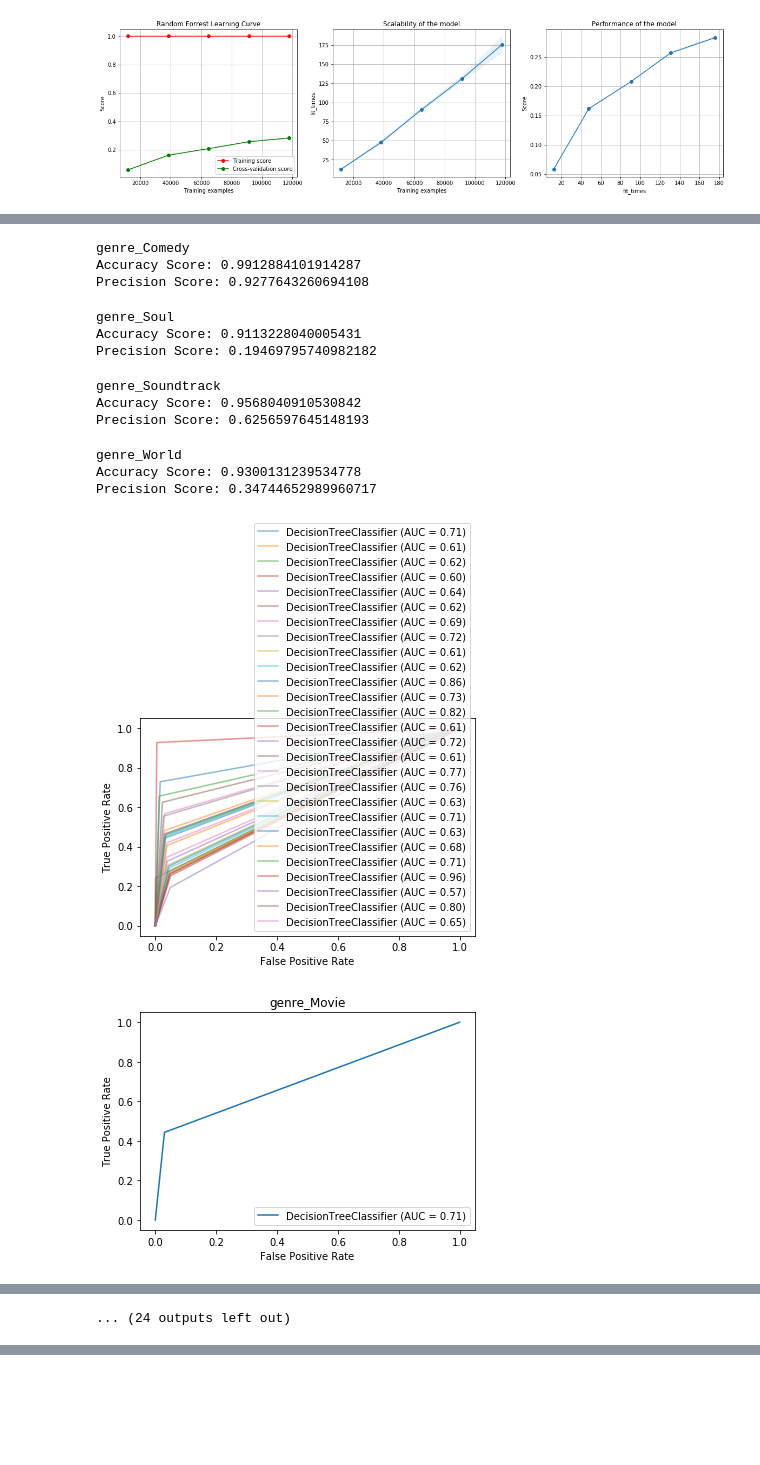
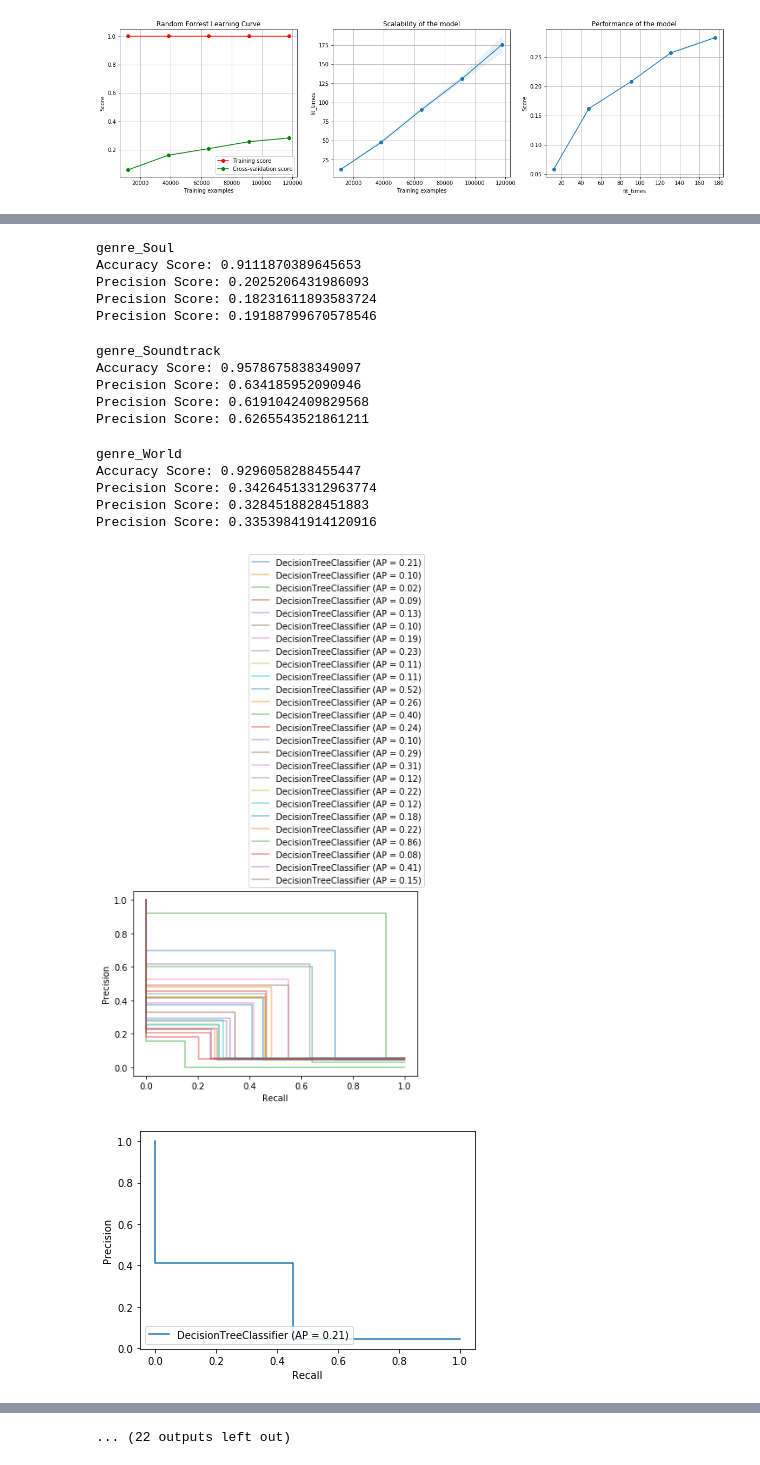
Before and after one commit to iarhbahsir/spotify-genre, a Jupyter notebook: DataCleaning.ipynb, the cells around one changed output, grey strips where cells are left out. Drawn from its saved outputs; the diff is of its cells as text; code cells hidden in the pictures; blank space fills up the shorter version.

Commit message:
added precision and recal curves, n estimator vs accuracy graphs

```diff
--- a/DataCleaning.ipynb
+++ b/DataCleaning.ipynb
@@ -385,8 +422,7 @@ def top_2_accuracy(y_pred,y_test):
 # %% [markdown]
 ## Stratified Model Fitting and testing
 # %%
-from sklearn.metrics import confusion_matrix
-from sklearn.metrics import recall_score
+
 def train_test_model(model, data, target):
     """
     Will train 1 model per genre and stratify the input to be 50% true
@@ -398,6 +434,7 @@ def train_test_model(model, data, target):
     :param data: feature columns
     :param target: all genres
     """
+    models = []
     for genre in target.columns:
         target_genre = target[genre]
         data[genre]=target[genre]
@@ -420,10 +457,11 @@ def train_test_model(model, data, target):
         #print(np.count_nonzero(y_train==1)/len(y_train))
         #print(np.count_nonzero(y_test==1)/len(y_test))
 
-
-        model.fit(X_train,y_train)
-        y_pred = model.predict(X_test)
+        md = clone(model)
+        md.fit(X_train,y_train)
+        y_pred = md.predict(X_test)
         #display(y_pred)
+        models.append(md)
 
         print(str(genre) + ": " + str(metrics.accuracy_score(y_pred,y_test)))
         #print(confusion_matrix(y_pred,y_test))
@@ -432,5 +470,6 @@ def train_test_model(model, data, target):
 
         recall = recall_score(y_pred,y_test)
         print("Recall Score:", recall)
+    return models
 # %%
 def train_models(model, data, target):
@@ -1387,13 +1659,14 @@ plt.show()
 from sklearn.metrics import plot_roc_curve
 from sklearn.metrics import accuracy_score
 from sklearn.metrics import precision_score
-
+from sklearn.metrics import precision_recall_curve
+from sklearn.metrics import plot_precision_recall_curve
 import numpy as np
 
 ax = plt.gca()
 
 #ax = plt.figure()
-for genre in genre_column_list:
+for genre in spotify_target.columns:
     X_train_roc, X_test_roc, y_train_roc, y_test_roc = train_test_split(spotify_feature_scaler, spotify_target[genre], random_state=42)
     rfc = DecisionTreeClassifier()
     rfc.fit(X_train_roc, y_train_roc)
@@ -1401,12 +1674,20 @@ for genre in genre_column_list:
     print(genre)
     print("Accuracy Score:",accuracy_score(y_pred_roc,y_test_roc))
     print("Precision Score:",precision_score(y_pred_roc,y_test_roc))
+    print("Recall Score:",recall_score(y_pred_roc,y_test_roc))
+    print("F1 Score:",f1_score(y_pred_roc,y_test_roc))
 
-    svc_disp1 = plot_roc_curve(rfc, np.asarray(X_test_roc), np.asarray(y_test_roc))
-    svc_disp1.plot(ax=ax,alpha =0.5)
-    plt.title(genre)
+    #svc_disp1 = plot_roc_curve(rfc, np.asarray(X_test_roc), np.asarray(y_test_roc))
+    #svc_disp1.plot(ax=ax,alpha =0.5)
+    #plt.title(genre)
+    #plt.legend(bbox_to_anchor=(1.04,1), loc="lower right")
+    #ax.legend(bbox_to_anchor=(1.04,1), loc="lower right")
 
-plt.legend(loc='upper center')
+    disp = plot_precision_recall_curve(rfc, np.asarray(X_test_roc), np.asarray(y_test_roc))
+    disp.plot(ax=ax,alpha=0.5)
+
+
+ax.legend(bbox_to_anchor=(1.04,1), loc="lower right")
 #plt.gca().legend(loc='center left', bbox_to_anchor=(1, 0.5))
 plt.show()
 # %% [output]
@@ -1439,14 +1726,17 @@ Precision Score: 0.46021220159151194
-genre_Comedy
-Accuracy Score: 0.9912884101914287
-Precision Score: 0.9277643260694108
+genre_Soul
+Accuracy Score: 0.9111870389645653
+Precision Score: 0.2025206431986093
+Precision Score: 0.18231611893583724
+Precision Score: 0.19188799670578546
-genre_Soul
-Accuracy Score: 0.9113228040005431
-Precision Score: 0.19469795740982182
+genre_Soundtrack
+Accuracy Score: 0.9578675838349097
+Precision Score: 0.634185952090946
+Precision Score: 0.6191042409829568
+Precision Score: 0.6265543521861211
-genre_Soundtrack
-Accuracy Score: 0.9568040910530842
-Precision Score: 0.6256597645148193
+genre_World
+Accuracy Score: 0.9296058288455447
+Precision Score: 0.34264513312963774
+Precision Score: 0.3284518828451883
+Precision Score: 0.33539841914120916
-genre_World
-Accuracy Score: 0.9300131239534778
-Precision Score: 0.34744652989960717
-[figure, old version]
+[figure, new version]
-[figure, old version]
+[figure, new version]
@@ -1455 +1744,0 @@ Precision Score: 0.34744652989960717
-... (24 outputs left out)
@@ -1455,0 +1746 @@ Precision Score: 0.34744652989960717
+... (22 outputs left out)
```
Also changed, not shown: parts of 50 cells of this notebook.
